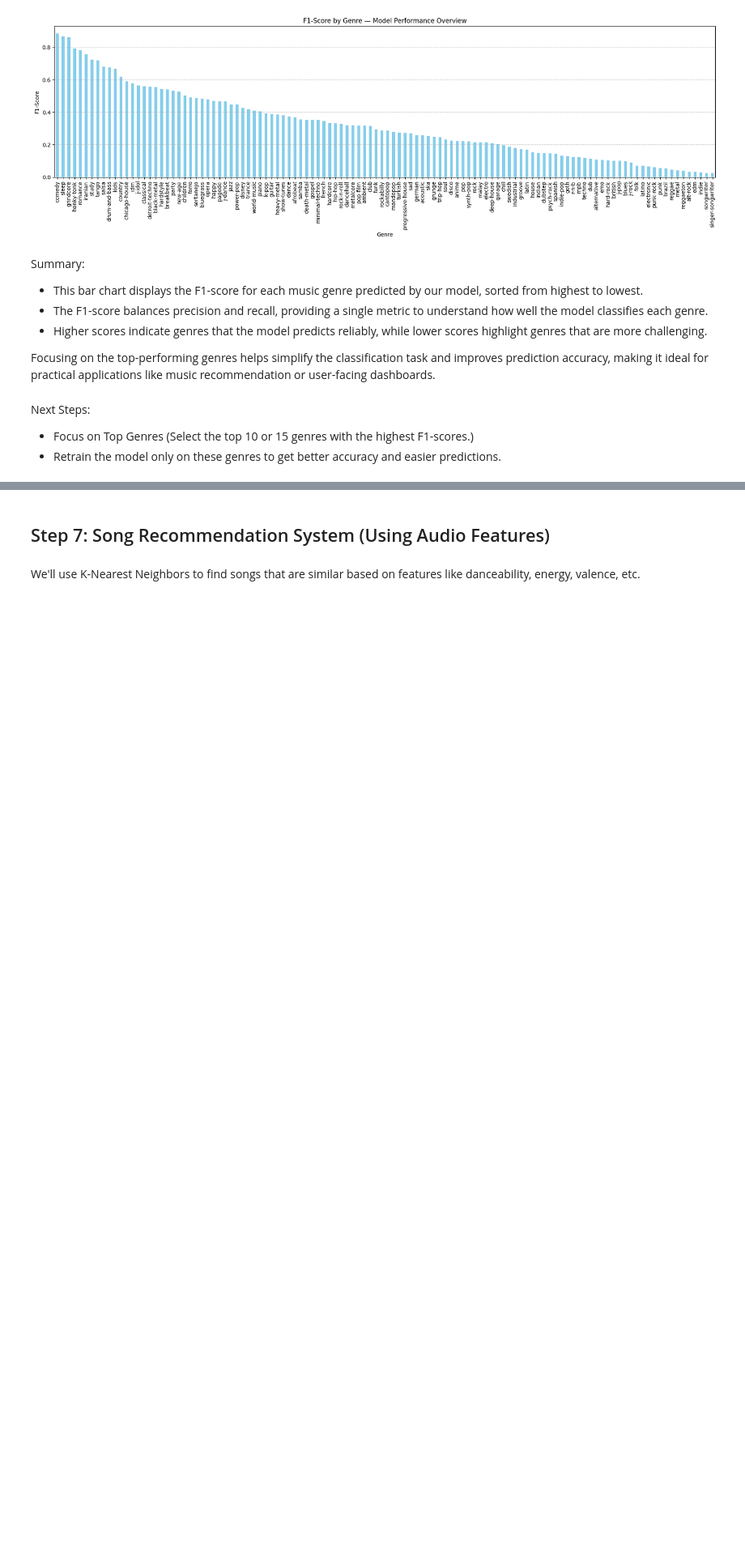
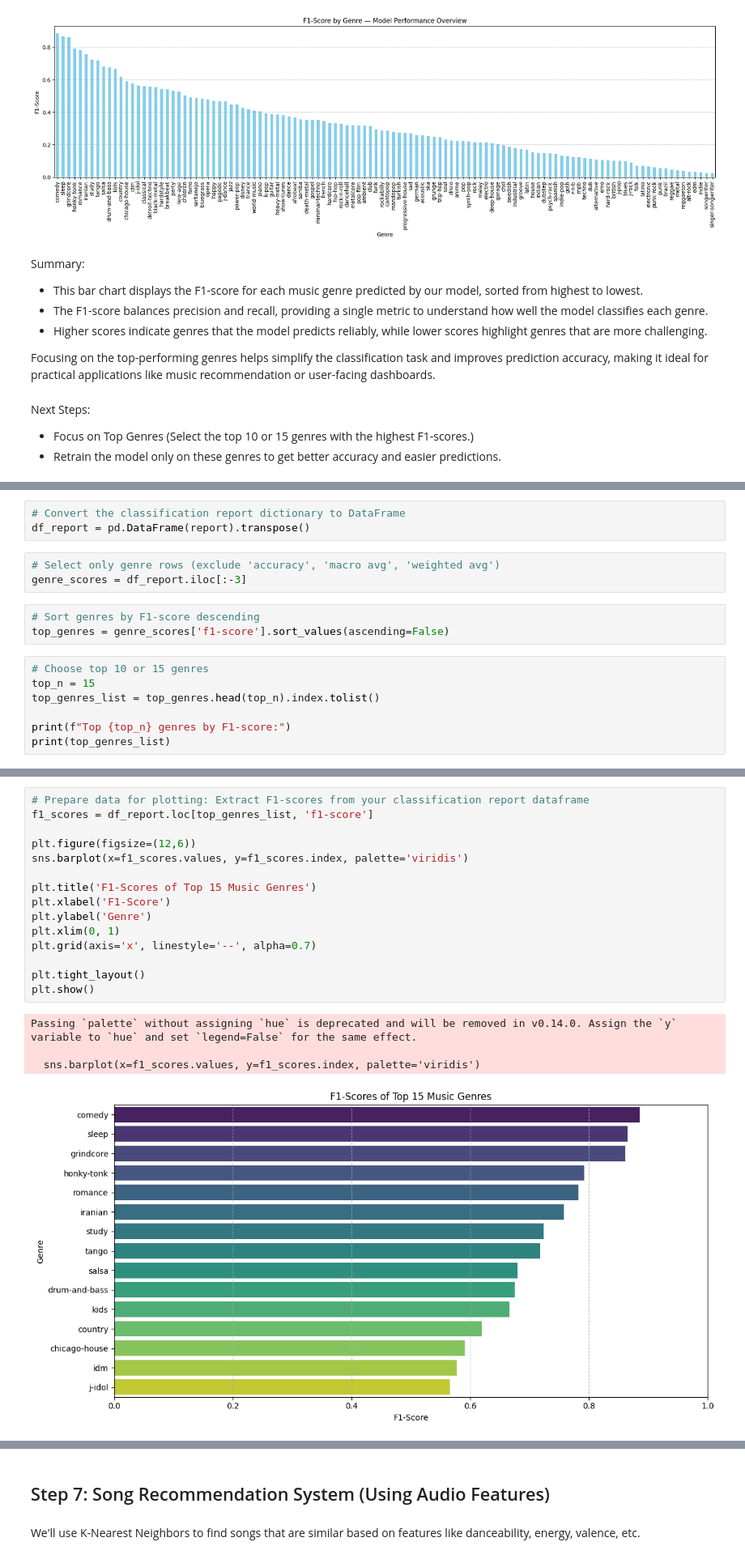
Before and after one commit to CeliaPires/spotify-tracks, a Jupyter notebook: jupyter_notebooks/03_machine_learning.ipynb, the cells around one changed output, grey strips where cells are left out. Shown at 81% size. Drawn from its saved outputs; the diff is of its cells as text; blank space fills up the shorter version.

Commit message:
Complete the Genre Classification

```diff
--- a/jupyter_notebooks/03_machine_learning.ipynb
+++ b/jupyter_notebooks/03_machine_learning.ipynb
@@ -178,0 +181,16 @@ Next Steps:
+# %%
+# Convert the classification report dictionary to DataFrame
+df_report = pd.DataFrame(report).transpose()
+# %%
+# Select only genre rows (exclude 'accuracy', 'macro avg', 'weighted avg')
+genre_scores = df_report.iloc[:-3]
+# %%
+# Sort genres by F1-score descending
+top_genres = genre_scores['f1-score'].sort_values(ascending=False)
+# %%
+# Choose top 10 or 15 genres
+top_n = 15
+top_genres_list = top_genres.head(top_n).index.tolist()
+
+print(f"Top {top_n} genres by F1-score:")
+print(top_genres_list)
@@ -178,0 +266,20 @@ Next Steps:
+# %%
+# Prepare data for plotting: Extract F1-scores from your classification report dataframe
+f1_scores = df_report.loc[top_genres_list, 'f1-score']
+
+plt.figure(figsize=(12,6))
+sns.barplot(x=f1_scores.values, y=f1_scores.index, palette='viridis')
+
+plt.title('F1-Scores of Top 15 Music Genres')
+plt.xlabel('F1-Score')
+plt.ylabel('Genre')
+plt.xlim(0, 1)
+plt.grid(axis='x', linestyle='--', alpha=0.7)
+
+plt.tight_layout()
+plt.show()
+# %% [output]
+Passing `palette` without assigning `hue` is deprecated and will be removed in v0.14.0. Assign the `y` variable to `hue` and set `legend=False` for the same effect.
+
+  sns.barplot(x=f1_scores.values, y=f1_scores.index, palette='viridis')
+[figure, added]
```
Also changed, not shown: parts of 11 cells of this notebook.
